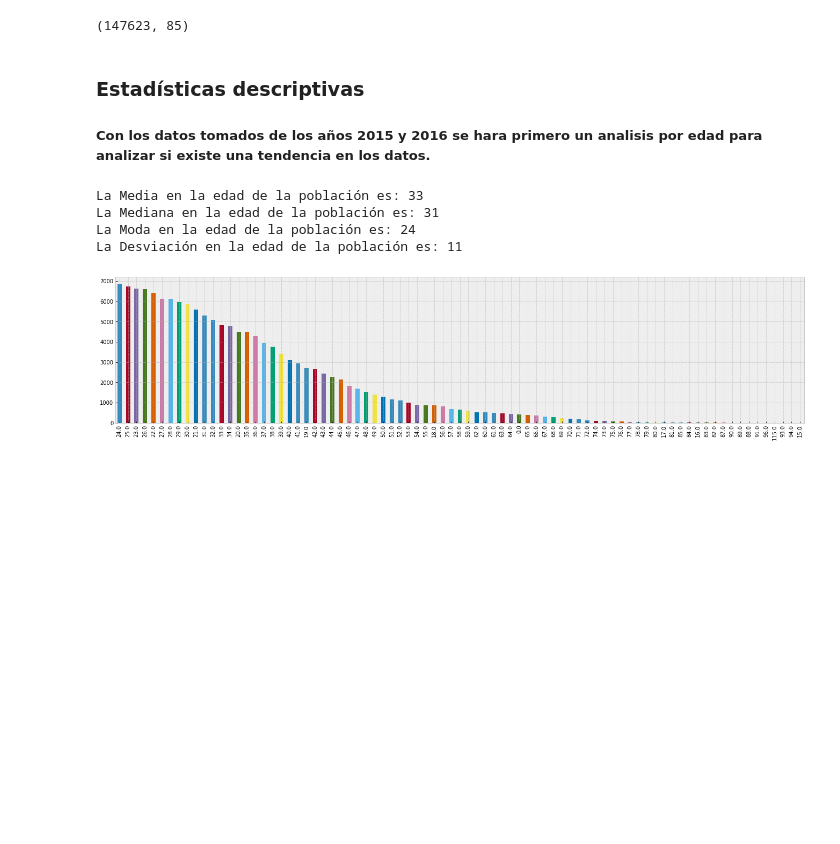
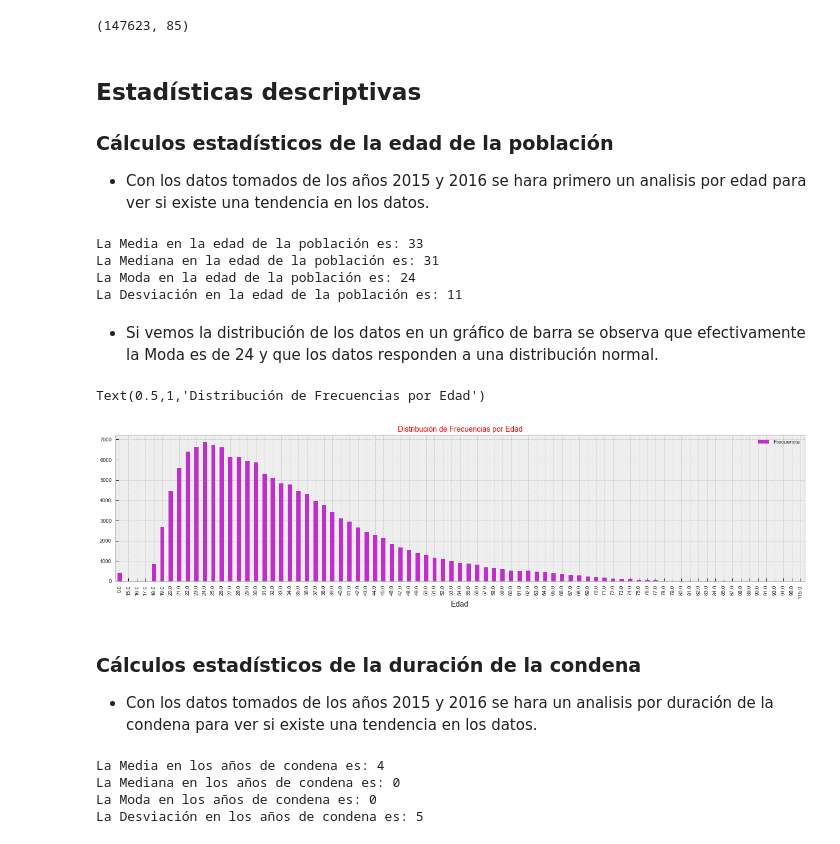
Before and after one commit to lauraminuet/AnalisisYVisualizacion, a Jupyter notebook: Laboratorio1.ipynb, the cells around one changed output. Drawn from its saved outputs; the diff is of its cells as text; code cells hidden in the pictures; blank space fills up the shorter version.

```diff
--- a/Laboratorio1.ipynb
+++ b/Laboratorio1.ipynb
@@ -14,6 +15,7 @@ import copy
 import matplotlib.pyplot as plt
 import numpy as np
 import seaborn as sns
+sns.set(style="ticks", color_codes=True)
 #import corrplot
 # styling
 pd.set_option('display.max_columns',150)
@@ -21,7 +23,8 @@ plt.style.use('bmh')
 from IPython.display import display
 import warnings
 warnings.filterwarnings("ignore")
+from scipy.stats import norm
 # %%
-dataset = pandas.read_csv('E:\Diplomatura\Dataset\sneep\sneep2015_2016.csv',
+sneep = pd.read_csv('E:\Diplomatura\Dataset\sneep\sneep2015_2016.csv',
                           encoding='utf8')
 # %%
@@ -37,6 +39,7 @@ dataset.shape
 # %% [output]
 (147623, 85)
 # %% [markdown]
-### Estadísticas descriptivas
-##### Con los datos tomados de los años 2015 y 2016 se hara primero un analisis por edad para analizar si existe una tendencia en los datos.
+## Estadísticas descriptivas
+### Cálculos estadísticos de la edad de la población
+* Con los datos tomados de los años 2015 y 2016 se hara primero un analisis por edad para ver si existe una tendencia en los datos.
 # %%
@@ -53,9 +52,30 @@ La Media en la edad de la población es: 33
 La Mediana en la edad de la población es: 31
 La Moda en la edad de la población es: 24
 La Desviación en la edad de la población es: 11
-# %%
-datos= dataset.edad
-datos_1 = datos.value_counts()
-_ = datos_1.plot(kind='bar', figsize = (23,5))
-# %% [output]
-[figure, removed]
+# %% [markdown]
+* Si vemos la distribución de los datos en un gráfico de barra se observa que efectivamente la Moda es de 24 y que los datos responden a una distribución normal.
+# %%
+datos= sneep.edad.value_counts()
+lista_evento = datos.sort_index()
+df_Edad = pd.DataFrame({
+   'Edad' : lista_evento.index.values,
+   'Frecuencia' : lista_evento.get_values(),
+})
+_ = df_Edad.plot( x='Edad',y='Frecuencia',kind='bar', figsize = (23,5), color='#c02ecc')
+plt.title('Distribución de Frecuencias por Edad', fontsize=14, color='red')
+# %% [output]
+Text(0.5,1,'Distribución de Frecuencias por Edad')
+[figure, added]
+# %% [markdown]
+### Cálculos estadísticos de la duración de la condena
+* Con los datos tomados de los años 2015 y 2016 se hara un analisis por duración de la condena para ver si existe una tendencia en los datos.
+# %%
+print('La Media en los años de condena es: {:.0f}'.format(sneep.duracion_condena_anios.mean()))
+print('La Mediana en los años de condena es: {:.0f}'.format(sneep.duracion_condena_anios.median()))
+print("La Moda en los años de condena es: %d" % sneep.duracion_condena_anios.mode())
+print('La Desviación en los años de condena es: {:.0f}'.format(sneep.duracion_condena_anios.std()))
+# %% [output]
+La Media en los años de condena es: 4
+La Mediana en los años de condena es: 0
+La Moda en los años de condena es: 0
+La Desviación en los años de condena es: 5
```
Also changed, not shown: parts of 19 cells of this notebook.
